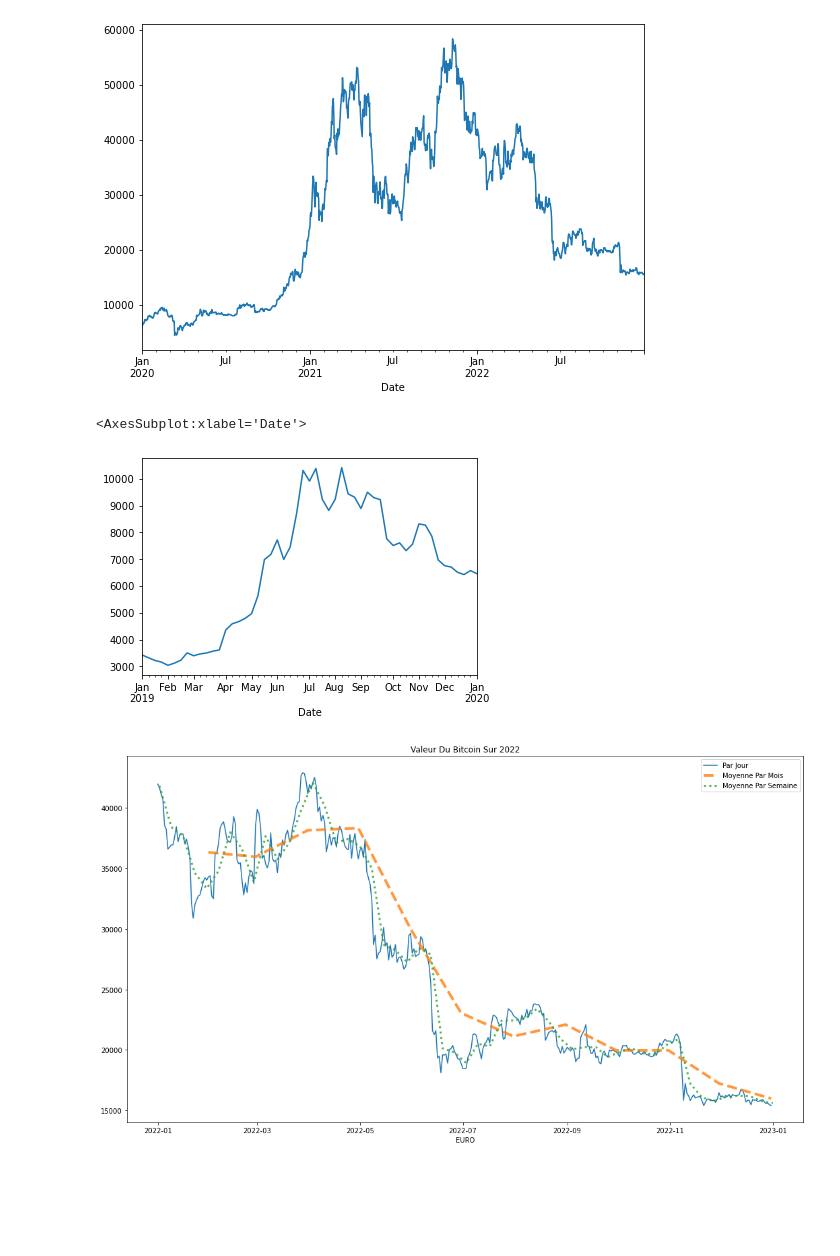
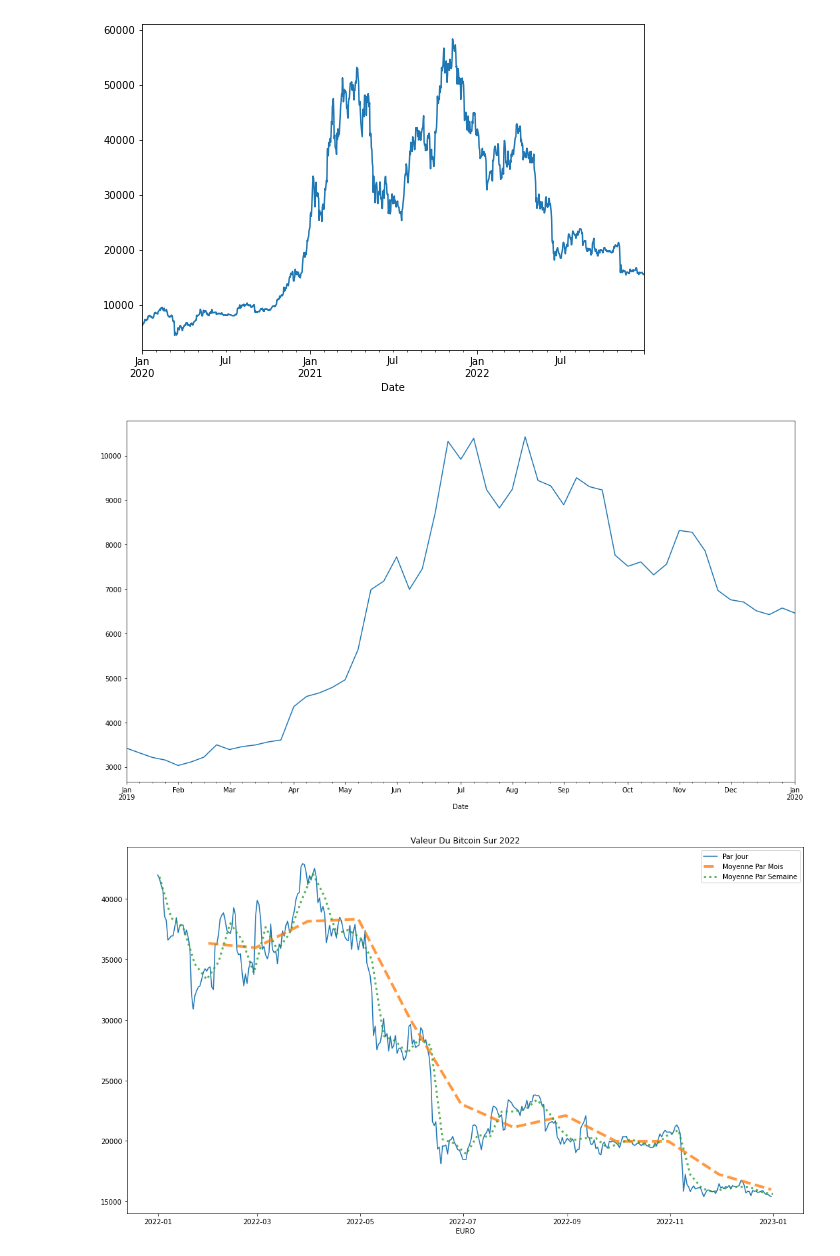
Before and after one commit to mohamed063197/Data-scientist, a Jupyter notebook: 02_Calcule_numérique-numpy_pandas + Application.ipynb, the cells around one changed output. Saved outputs shown, nothing was run; the diff lists cells and outputs as text; code cells hidden in the pictures; blank space fills up the shorter version.

```diff
--- a/02_Calcule_numérique-numpy_pandas + Application.ipynb
+++ b/02_Calcule_numérique-numpy_pandas + Application.ipynb
@@ -860,10 +896,10 @@ data.loc['2020':'2022','Close'].plot(figsize=(9,6))
 <AxesSubplot:xlabel='Date'>
 [figure]
 # %%
-data.loc['2019', 'Close'].resample('W').mean().plot()
+data.loc['2019', 'Close'].resample('W').mean().plot(figsize=(18,10))
+plt.show()
 # %% [output]
-<AxesSubplot:xlabel='Date'>
-[figure, old version]
+[figure, new version]
 # %%
 plt.figure(figsize=(18,10))
 plt.plot(data.loc['2022', 'Close'], label="Par Jour")
```
Also changed, not shown: parts of 52 cells of this notebook, 8 other files.
